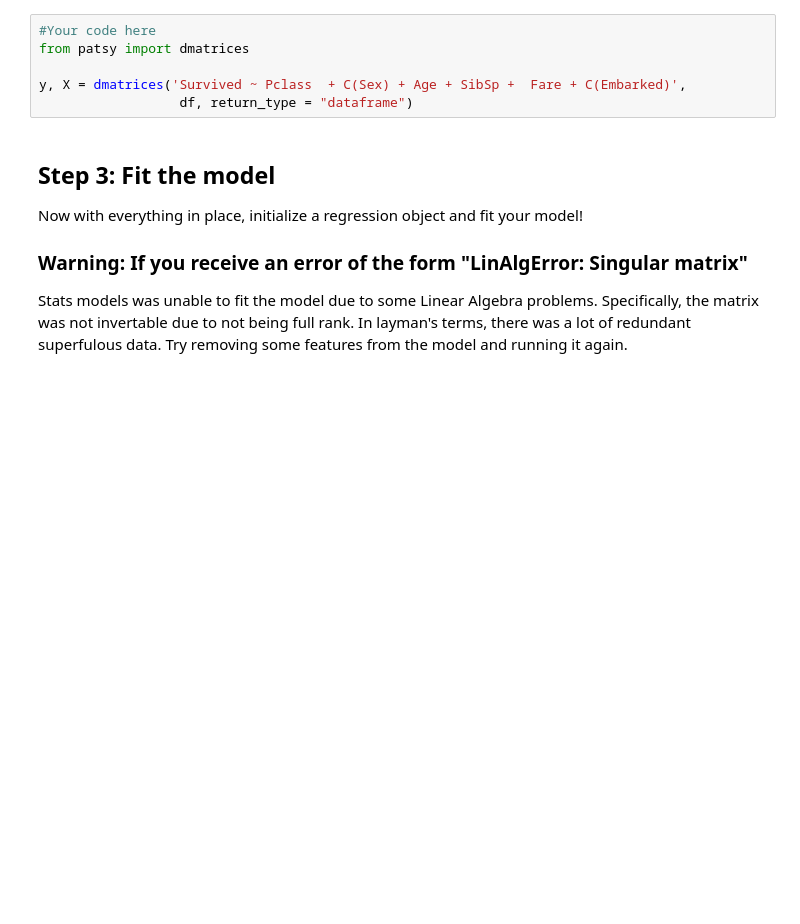
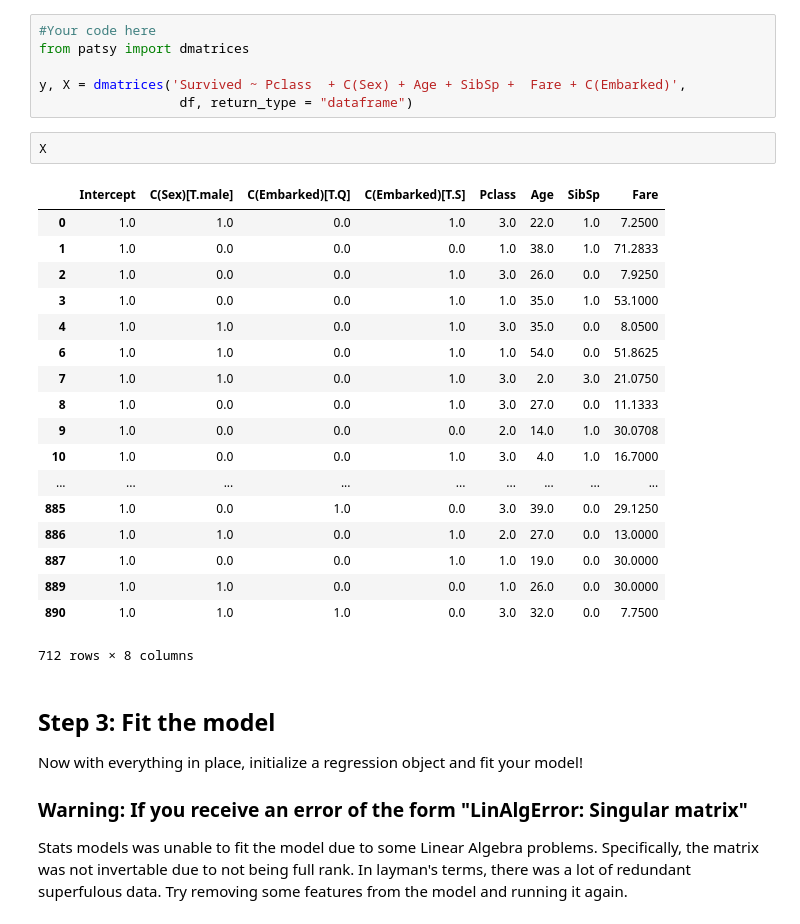
Before and after one commit to vanacorec/dsc-3-29-03-fitting-a-logistic-regression-model-lab-nyc-ds-career-012819, a Jupyter notebook: index.ipynb, the cells around one changed output. Drawn from its saved outputs; the diff is of its cells as text; blank space fills up the shorter version.

```diff
--- a/index.ipynb
+++ b/index.ipynb
@@ -59,6 +59,27 @@ from patsy import dmatrices
 
 y, X = dmatrices('Survived ~ Pclass  + C(Sex) + Age + SibSp +  Fare + C(Embarked)',
                   df, return_type = "dataframe")
+# %%
+X
+# %% [output]
+|  | Intercept | C(Sex)[T.male] | C(Embarked)[T.Q] | C(Embarked)[T.S] | Pclass | Age | SibSp | Fare |
+| 0 | 1.0 | 1.0 | 0.0 | 1.0 | 3.0 | 22.0 | 1.0 | 7.2500 |
+| 1 | 1.0 | 0.0 | 0.0 | 0.0 | 1.0 | 38.0 | 1.0 | 71.2833 |
+| 2 | 1.0 | 0.0 | 0.0 | 1.0 | 3.0 | 26.0 | 0.0 | 7.9250 |
+| 3 | 1.0 | 0.0 | 0.0 | 1.0 | 1.0 | 35.0 | 1.0 | 53.1000 |
+| 4 | 1.0 | 1.0 | 0.0 | 1.0 | 3.0 | 35.0 | 0.0 | 8.0500 |
+| 6 | 1.0 | 1.0 | 0.0 | 1.0 | 1.0 | 54.0 | 0.0 | 51.8625 |
+| 7 | 1.0 | 1.0 | 0.0 | 1.0 | 3.0 | 2.0 | 3.0 | 21.0750 |
+| 8 | 1.0 | 0.0 | 0.0 | 1.0 | 3.0 | 27.0 | 0.0 | 11.1333 |
+| 9 | 1.0 | 0.0 | 0.0 | 0.0 | 2.0 | 14.0 | 1.0 | 30.0708 |
+| 10 | 1.0 | 0.0 | 0.0 | 1.0 | 3.0 | 4.0 | 1.0 | 16.7000 |
+| ... | ... | ... | ... | ... | ... | ... | ... | ... |
+| 885 | 1.0 | 0.0 | 1.0 | 0.0 | 3.0 | 39.0 | 0.0 | 29.1250 |
+| 886 | 1.0 | 1.0 | 0.0 | 1.0 | 2.0 | 27.0 | 0.0 | 13.0000 |
+| 887 | 1.0 | 0.0 | 0.0 | 1.0 | 1.0 | 19.0 | 0.0 | 30.0000 |
+| 889 | 1.0 | 1.0 | 0.0 | 0.0 | 1.0 | 26.0 | 0.0 | 30.0000 |
+| 890 | 1.0 | 1.0 | 1.0 | 0.0 | 3.0 | 32.0 | 0.0 | 7.7500 |
+712 rows × 8 columns
 # %% [markdown]
 ## Step 3: Fit the model
 
```
